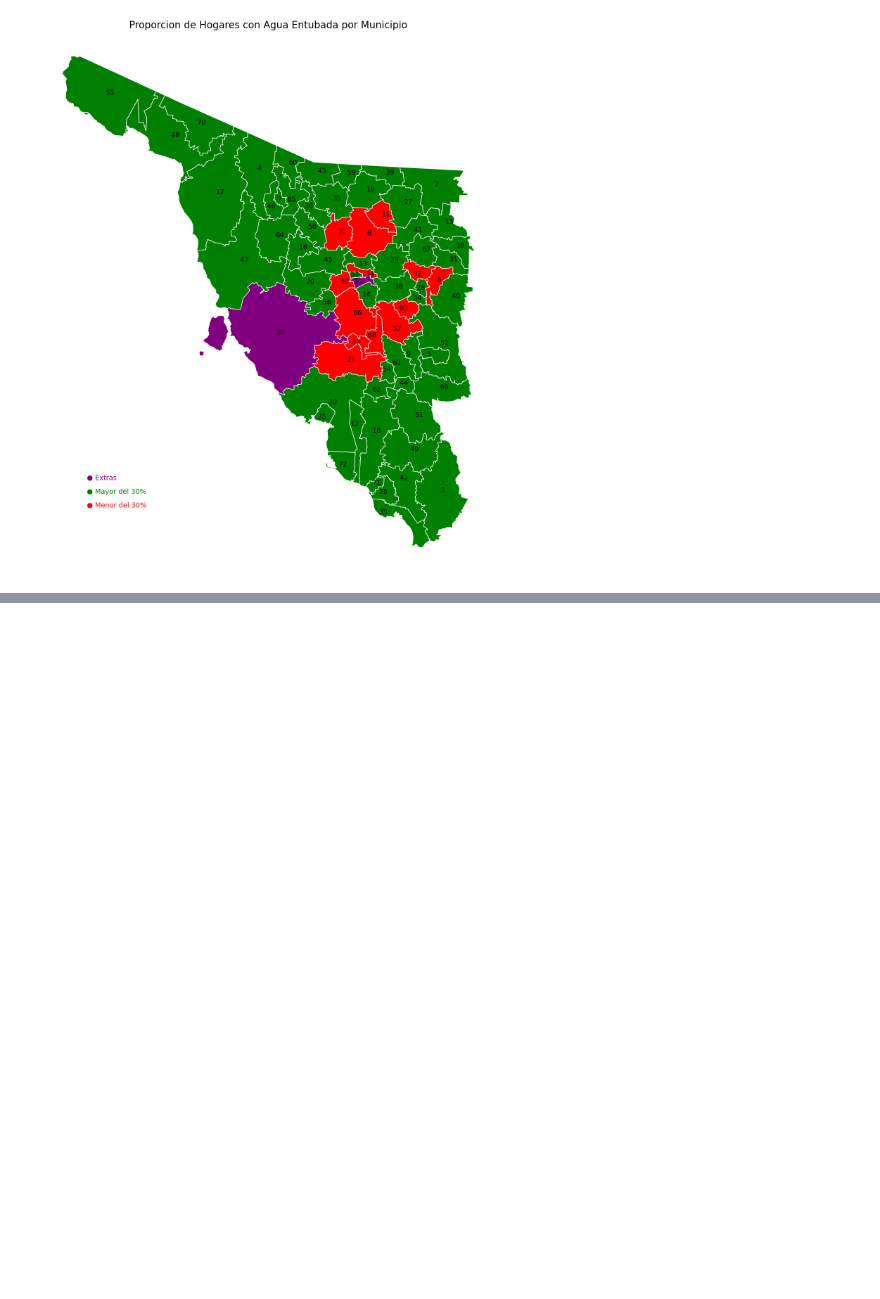
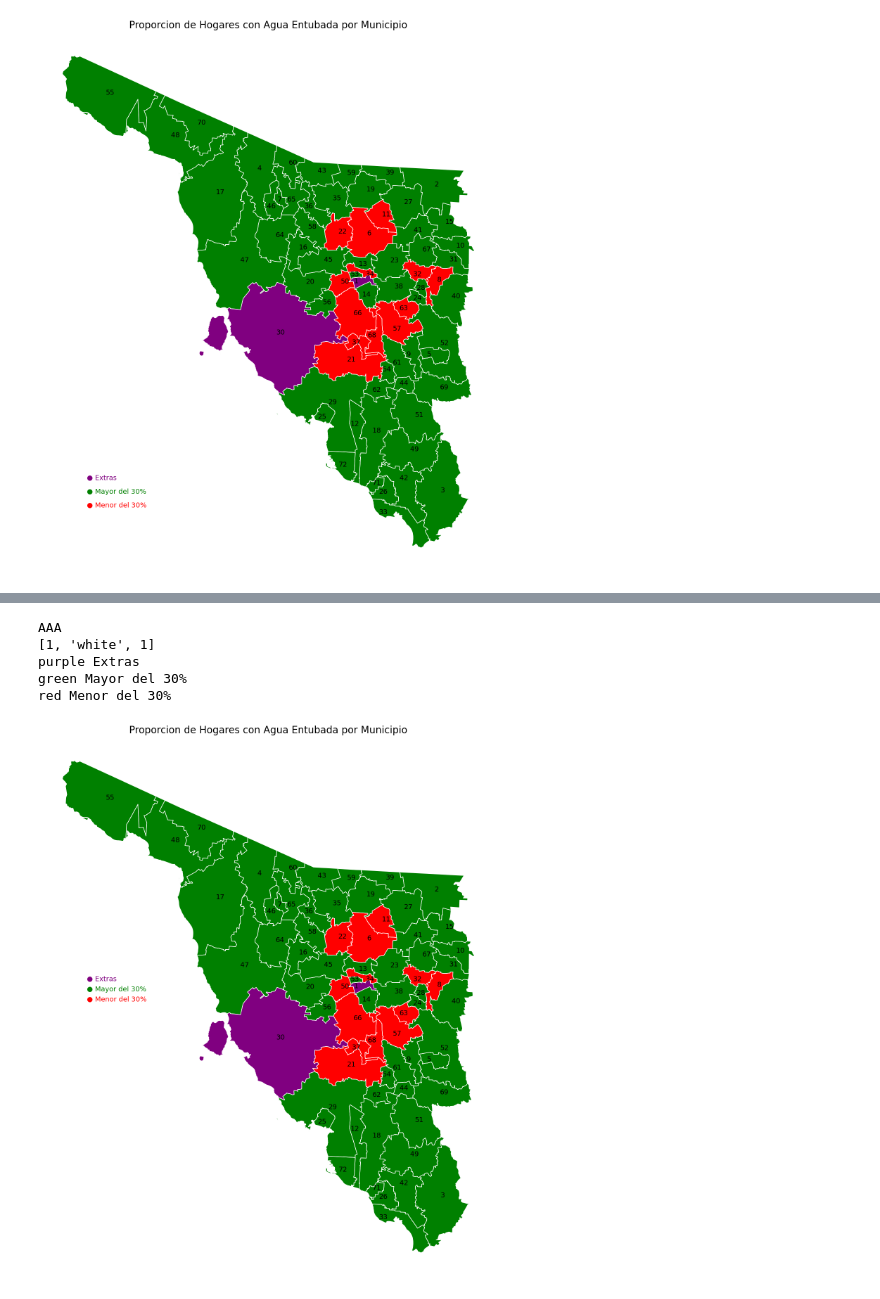
Before and after one commit to Dust1920/mapper, a Jupyter notebook: p1.ipynb, the cells around one changed output, grey strips where cells are left out. Saved outputs shown, nothing was run; the diff lists cells and outputs as text; code cells hidden in the pictures; blank space fills up the shorter version.

```diff
--- a/p1.ipynb
+++ b/p1.ipynb
@@ -156,0 +174,12 @@ red Menor del 30%
+# %%
+fig1, ax1 = plt.subplots(figsize = (20,20))
+addon.read_template(sonora2, template12, ax1)
+
+legend(1.3, 2, sep = 0.015)
+# %% [output]
+AAA
+[1, 'white', 1]
+purple Extras
+green Mayor del 30%
+red Menor del 30%
+[figure, added]
```
Also changed, not shown: parts of 3 cells of this notebook.
